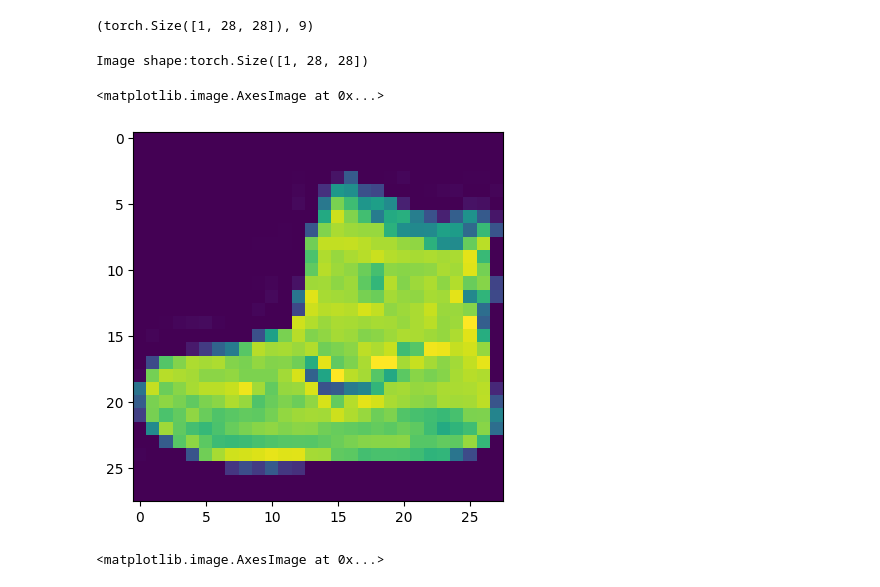
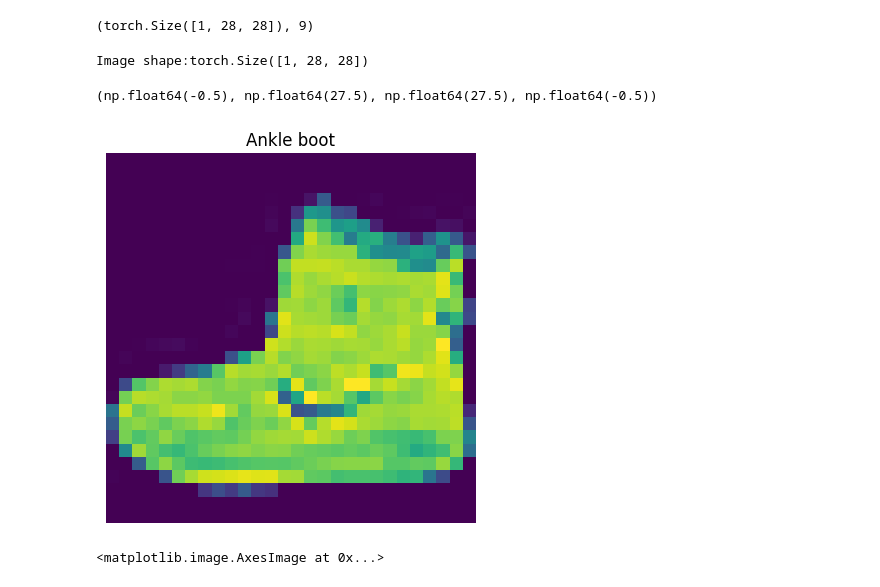
Before and after one commit to Sagar-Gusain/FashionMNIST, a Jupyter notebook: PytorchCV.ipynb, the cells around one changed output. Cells and saved outputs as stored; diff of their text form; code cells hidden in the pictures.

```diff
--- a/PytorchCV.ipynb
+++ b/PytorchCV.ipynb
@@ -54,11 +55,13 @@ image.shape,label
 # %%
 image,label=train_data[0]
 print(f"Image shape:{image.shape}")
 plt.imshow(image.squeeze())
+plt.title(class_name[label])
+plt.axis(False)
 # %% [output]
 Image shape:torch.Size([1, 28, 28])
-<matplotlib.image.AxesImage at 0x...>
+(np.float64(-0.5), np.float64(27.5), np.float64(27.5), np.float64(-0.5))
-[figure, old version]
+[figure, new version]
 # %%
 plt.imshow(image.squeeze(),cmap="gray")
 # %% [output]
```
Also changed, not shown: parts of 6 cells of this notebook.
